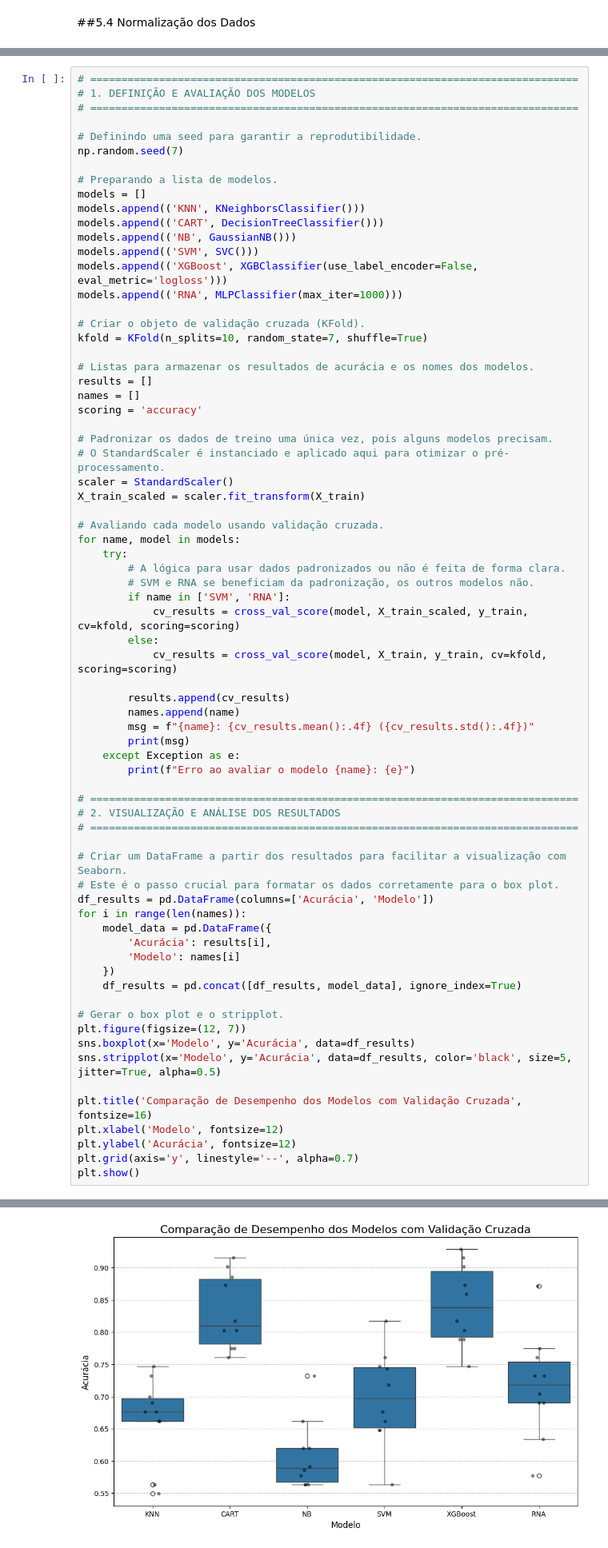
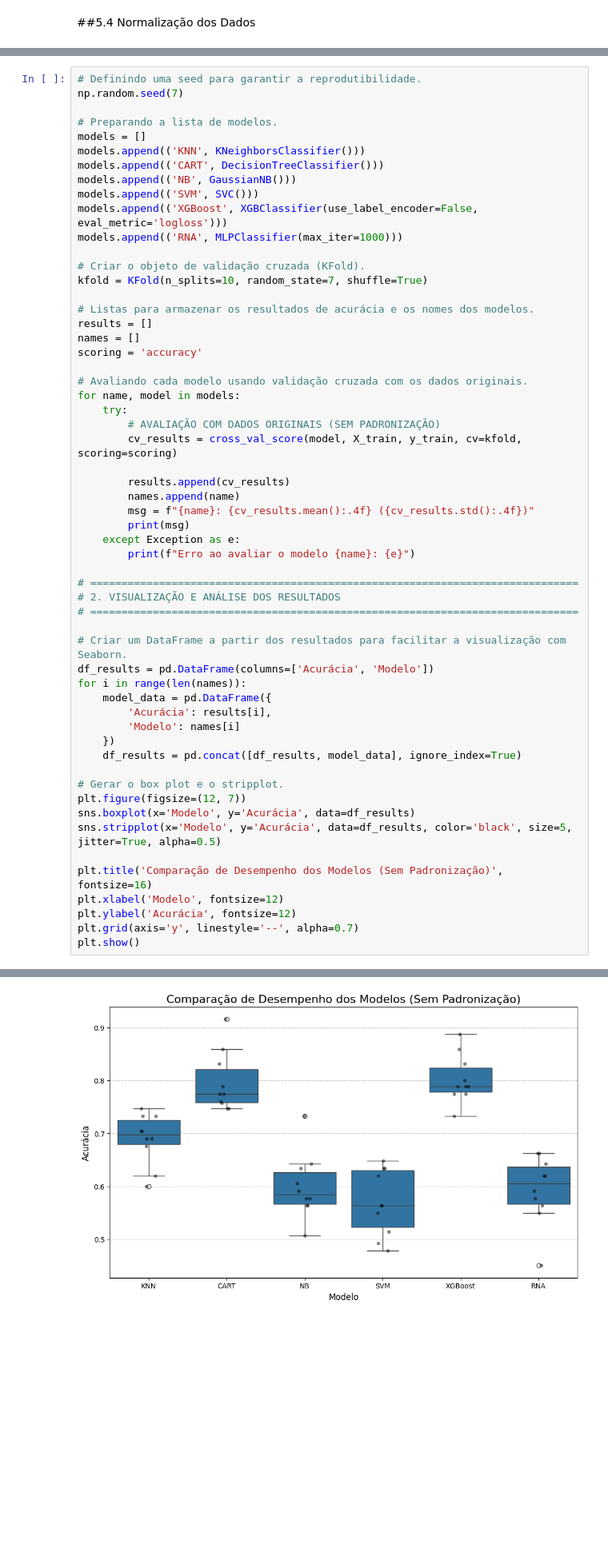
Before and after one commit to AlineFiori/MVP-Machine_Learning, a Jupyter notebook: Template_Machine_Learning_Pregnancy.ipynb, the cells around one changed output, grey strips where cells are left out. Shown at 80% size. Drawn from its saved outputs; the diff is of its cells as text; blank space fills up the shorter version.

```diff
--- a/Template_Machine_Learning_Pregnancy.ipynb
+++ b/Template_Machine_Learning_Pregnancy.ipynb
@@ -955,8 +890,4 @@ Impressão dos resultados: Para cada modelo, ele imprime a acurácia média (a m
 # %%
-# ==============================================================================
-# 1. DEFINIÇÃO E AVALIAÇÃO DOS MODELOS
-# ==============================================================================
-
 # Definindo uma seed para garantir a reprodutibilidade.
 np.random.seed(7)
 
@@ -977,20 +908,11 @@ results = []
 names = []
 scoring = 'accuracy'
 
-# Padronizar os dados de treino uma única vez, pois alguns modelos precisam.
-# O StandardScaler é instanciado e aplicado aqui para otimizar o pré-processamento.
-scaler = StandardScaler()
-X_train_scaled = scaler.fit_transform(X_train)
-
-# Avaliando cada modelo usando validação cruzada.
+# Avaliando cada modelo usando validação cruzada com os dados originais.
 for name, model in models:
     try:
-        # A lógica para usar dados padronizados ou não é feita de forma clara.
-        # SVM e RNA se beneficiam da padronização, os outros modelos não.
-        if name in ['SVM', 'RNA']:
-            cv_results = cross_val_score(model, X_train_scaled, y_train, cv=kfold, scoring=scoring)
-        else:
-            cv_results = cross_val_score(model, X_train, y_train, cv=kfold, scoring=scoring)
+        # AVALIAÇÃO COM DADOS ORIGINAIS (SEM PADRONIZAÇÃO)
+        cv_results = cross_val_score(model, X_train, y_train, cv=kfold, scoring=scoring)
 
         results.append(cv_results)
         names.append(name)
@@ -1004,7 +926,6 @@ for name, model in models:
 # ==============================================================================
 
 # Criar um DataFrame a partir dos resultados para facilitar a visualização com Seaborn.
-# Este é o passo crucial para formatar os dados corretamente para o box plot.
 df_results = pd.DataFrame(columns=['Acurácia', 'Modelo'])
 for i in range(len(names)):
     model_data = pd.DataFrame({
@@ -1018,7 +939,7 @@ plt.figure(figsize=(12, 7))
 sns.boxplot(x='Modelo', y='Acurácia', data=df_results)
 sns.stripplot(x='Modelo', y='Acurácia', data=df_results, color='black', size=5, jitter=True, alpha=0.5)
 
-plt.title('Comparação de Desempenho dos Modelos com Validação Cruzada', fontsize=16)
+plt.title('Comparação de Desempenho dos Modelos (Sem Padronização)', fontsize=16)
 plt.xlabel('Modelo', fontsize=12)
 plt.ylabel('Acurácia', fontsize=12)
 plt.grid(axis='y', linestyle='--', alpha=0.7)
@@ -1033 +954 @@ RNA: 0.7167 (0.0759)
-[figure, old version]
+[figure, new version]
```
Also changed, not shown: parts of 14 cells of this notebook.
